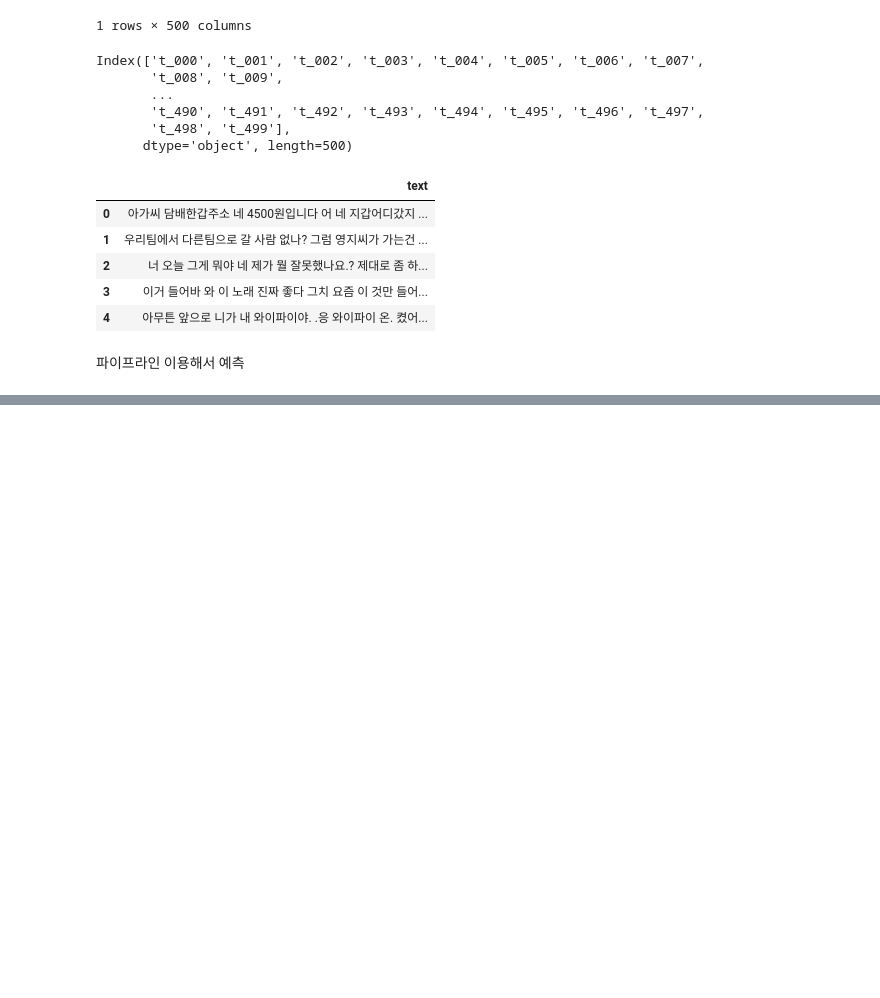
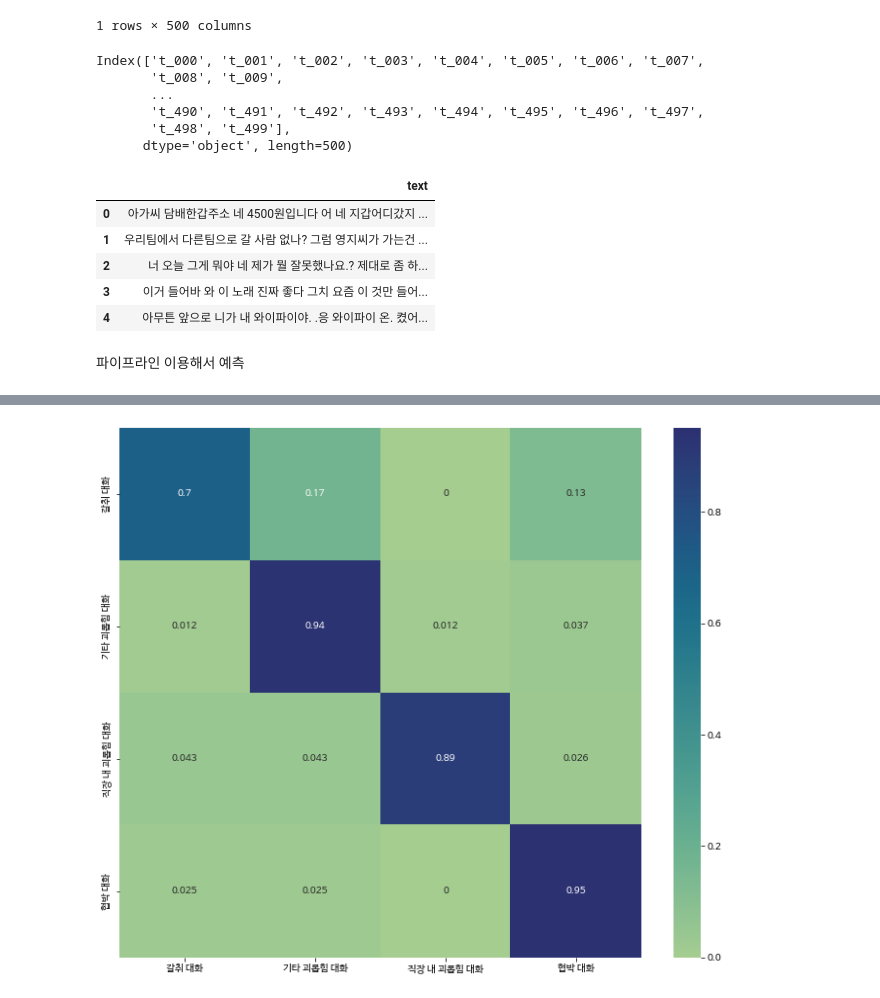
Before and after one commit to RealMyeong/AIFFELTHON, a Jupyter notebook: JinMyeong/baseline.ipynb, the cells around one changed output, grey strips where cells are left out. Drawn from its saved outputs; the diff is of its cells as text; code cells hidden in the pictures; blank space fills up the shorter version.

```diff
--- a/JinMyeong/baseline.ipynb
+++ b/JinMyeong/baseline.ipynb
@@ -19,3 +48,13 @@ strategy = tf.distribute.TPUStrategy(resolver)
+# %%
+import seaborn as sns
+import matplotlib.pyplot as plt
+import numpy as np
+
+# 한글 지원 폰트
+plt.rc('font', family='NanumBarunGothic')
+
+# 마이너스 부호
+plt.rcParams['axes.unicode_minus'] = False
 # %% [markdown]
 ## json to csv
 
@@ -377,0 +414,9 @@ weighted avg       0.89      0.89      0.89       395
+# %%
+
+confusion_m = confusion_matrix(test_df['label'], test_df['true_label'], normalize='true')
+
+plt.figure(figsize=(12,10))
+sns.heatmap(confusion_m, annot=True, xticklabels=label_encoder.classes_, yticklabels=label_encoder.classes_, cmap="crest")
+plt.show()
+# %% [output]
+[figure, added]
```
Also changed, not shown: parts of 9 cells of this notebook.
